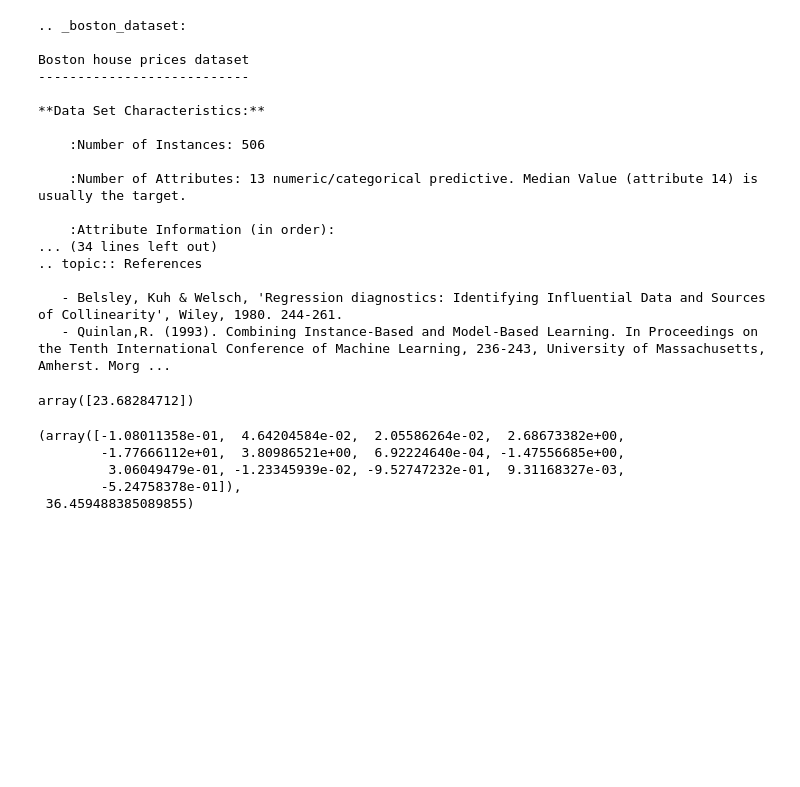
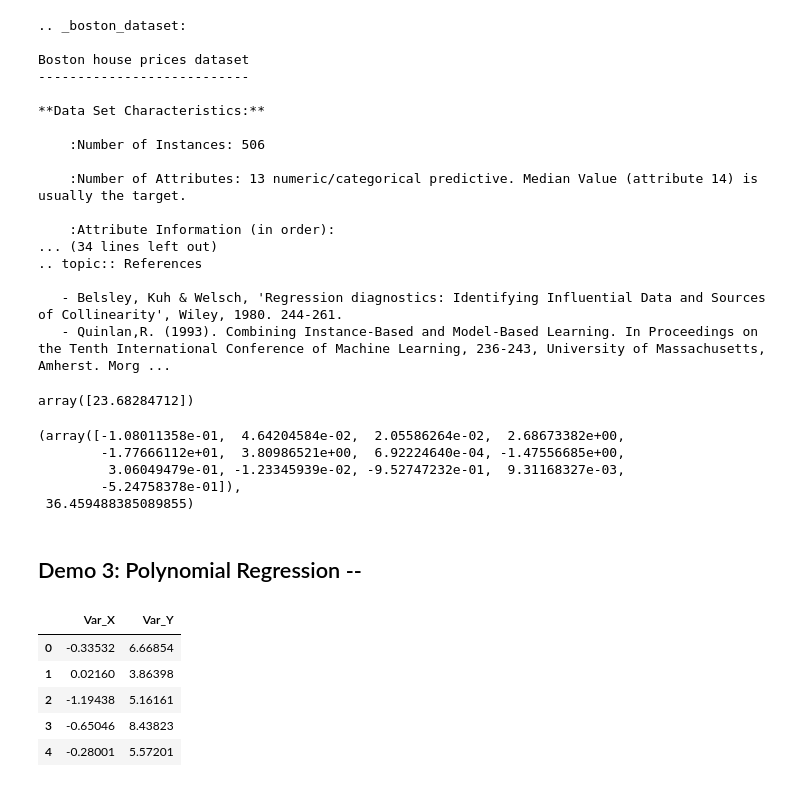
Before and after one commit to Alex-YuZ/Experiment-with-Linear-Regression, a Jupyter notebook: Linear_Regression.ipynb, the cells around one changed output. Cells and saved outputs as stored; diff of their text form; code cells hidden in the pictures; blank space fills up the shorter version.

```diff
--- a/Linear_Regression.ipynb
+++ b/Linear_Regression.ipynb
@@ -173,3 +177,15 @@ model.coef_, model.intercept_
          3.06049479e-01, -1.23345939e-02, -9.52747232e-01,  9.31168327e-03,
         -5.24758378e-01]),
  36.459488385089855)
+# %% [markdown]
+## Demo 3: Polynomial Regression --
+# %%
+data = pd.read_csv('polynomial.csv')
+data.head()
+# %% [output]
+|  | Var_X | Var_Y |
+| 0 | -0.33532 | 6.66854 |
+| 1 | 0.02160 | 3.86398 |
+| 2 | -1.19438 | 5.16161 |
+| 3 | -0.65046 | 8.43823 |
+| 4 | -0.28001 | 5.57201 |
```
Also changed, not shown: parts of 11 cells of this notebook, 2 other files.
